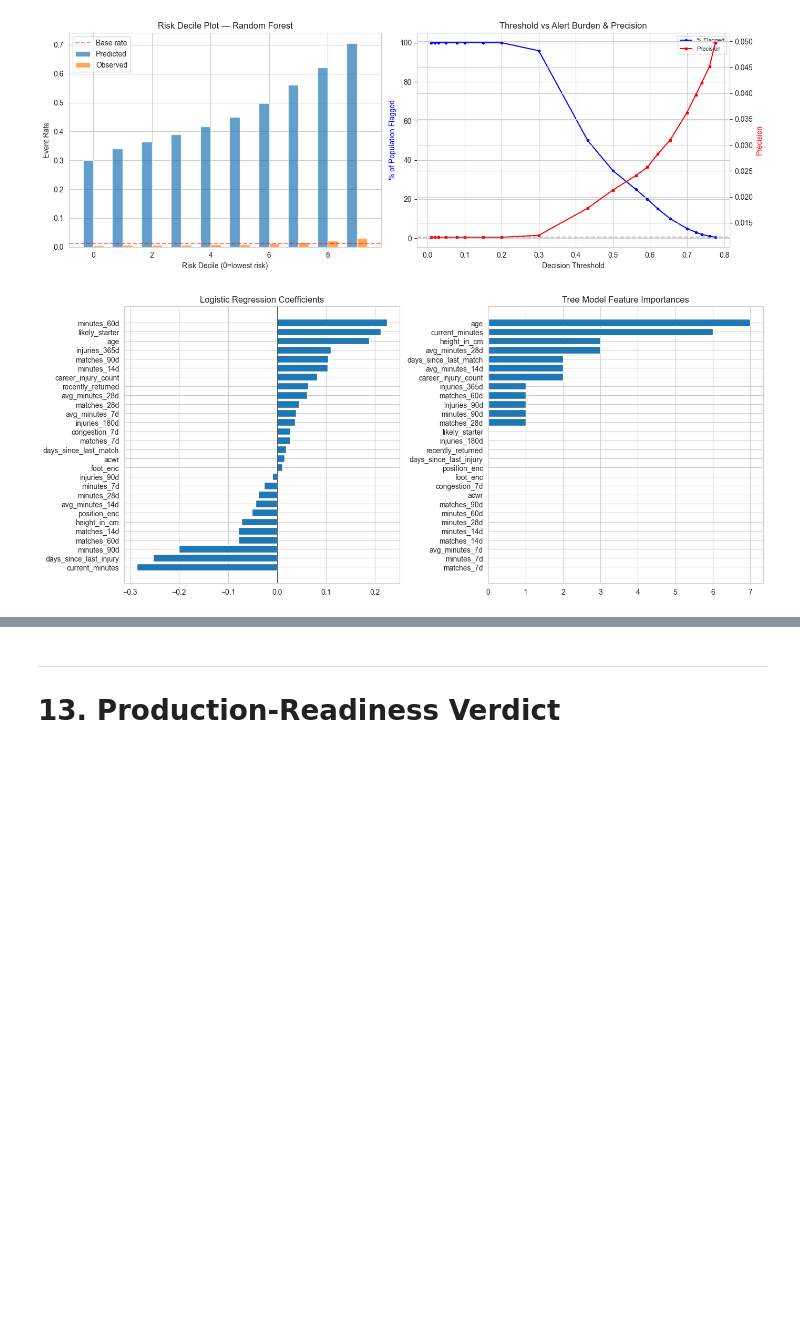
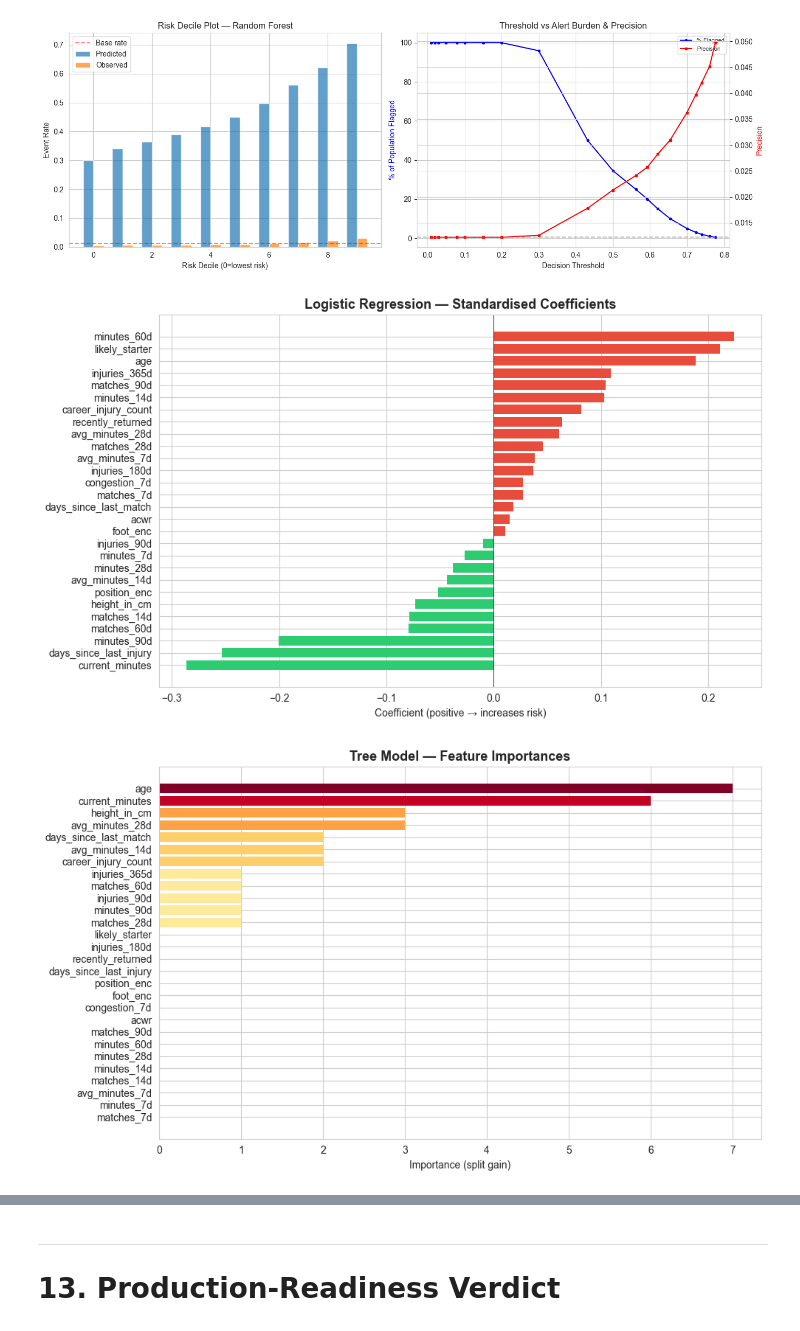
Before and after one commit to ozifrs/football-injury-risk-prediction, a Jupyter notebook: notebooks/modeling-1.ipynb, the cells around one changed output, grey strips where cells are left out. Saved outputs shown, nothing was run; the diff lists cells and outputs as text; code cells hidden in the pictures; blank space fills up the shorter version.

```diff
--- a/notebooks/modeling-1.ipynb
+++ b/notebooks/modeling-1.ipynb
@@ -528,6 +528,17 @@ sub_counts = target_injuries['injury_subtype'].value_counts()
 sub_pct = (sub_counts / len(target_injuries) * 100).round(1)
 display(pd.DataFrame({'count': sub_counts, 'pct': sub_pct}))
 
+fig, ax = plt.subplots(figsize=(7, 4))
+sub_counts.plot.bar(ax=ax, color=sns.color_palette("Set2", len(sub_counts)), edgecolor='none')
+ax.set_title('Target Injury Subtypes', fontsize=12, fontweight='bold')
+ax.set_ylabel('Count')
+ax.set_xlabel('')
+ax.tick_params(axis='x', rotation=30)
+for i, v in enumerate(sub_counts.values):
+    ax.text(i, v + 50, f'{v:,}', ha='center', fontsize=9)
+plt.tight_layout()
+plt.show()
+
 print("\n=== Label Category Distribution ===")
 cat_counts = target_injuries['label_category'].value_counts()
 cat_pct = (cat_counts / len(target_injuries) * 100).round(1)
@@ -2084,31 +2236,40 @@ plt.show()
 # %% [output]
 [figure]
 # %%
-# 12.3 Feature importance plot
-fig, axes = plt.subplots(1, 2, figsize=(14, 6))
+# 12.3 Feature importance plots (separate figures)
 
-# LR coefficients
-ax = axes[0]
+# ── Logistic Regression Coefficients ─────────────────────────────────
 lr_coefs_sorted = lr_coefs.sort_values('coefficient')
-ax.barh(lr_coefs_sorted['feature'], lr_coefs_sorted['coefficient'])
-ax.set_title('Logistic Regression Coefficients')
+
+fig, ax = plt.subplots(figsize=(10, 6))
+colors = ['#e74c3c' if c > 0 else '#2ecc71' for c in lr_coefs_sorted['coefficient']]
+ax.barh(lr_coefs_sorted['feature'], lr_coefs_sorted['coefficient'], color=colors, edgecolor='none')
 ax.axvline(x=0, color='black', linewidth=0.5)
+ax.set_title('Logistic Regression — Standardised Coefficients', fontsize=13, fontweight='bold')
+ax.set_xlabel('Coefficient (positive → increases risk)')
+plt.tight_layout()
+plt.savefig('../notebooks/fig_lr_coefficients.png', dpi=150, bbox_inches='tight')
+plt.show()
 
-# Best tree model importance
-ax = axes[1]
+# ── Tree Model Feature Importances ───────────────────────────────────
 if HAS_LGB:
     imp_df = pd.DataFrame({
         'feature': ALL_FEATURE_COLS,
         'importance': lgb_model.feature_importances_ if hasattr(lgb_model, 'feature_importances_') else rf.feature_importances_
     }).sort_values('importance')
 else:
     imp_df = rf_importance.sort_values('importance')
-ax.barh(imp_df['feature'], imp_df['importance'])
-ax.set_title('Tree Model Feature Importances')
 
+fig, ax = plt.subplots(figsize=(10, 6))
+norm_imp = imp_df['importance'] / imp_df['importance'].max()
+colors = plt.cm.YlOrRd(norm_imp.values)
+ax.barh(imp_df['feature'], imp_df['importance'], color=colors, edgecolor='none')
+ax.set_title('Tree Model — Feature Importances', fontsize=13, fontweight='bold')
+ax.set_xlabel('Importance (split gain)')
 plt.tight_layout()
-plt.savefig('../notebooks/fig_feature_importance.png', dpi=150, bbox_inches='tight')
+plt.savefig('../notebooks/fig_tree_importance.png', dpi=150, bbox_inches='tight')
 plt.show()
 # %% [output]
-[figure, old version]
+[figure, new version]
+[figure, added]
 # %%
```
Also changed, not shown: parts of 10 cells of this notebook, 19 other files.
